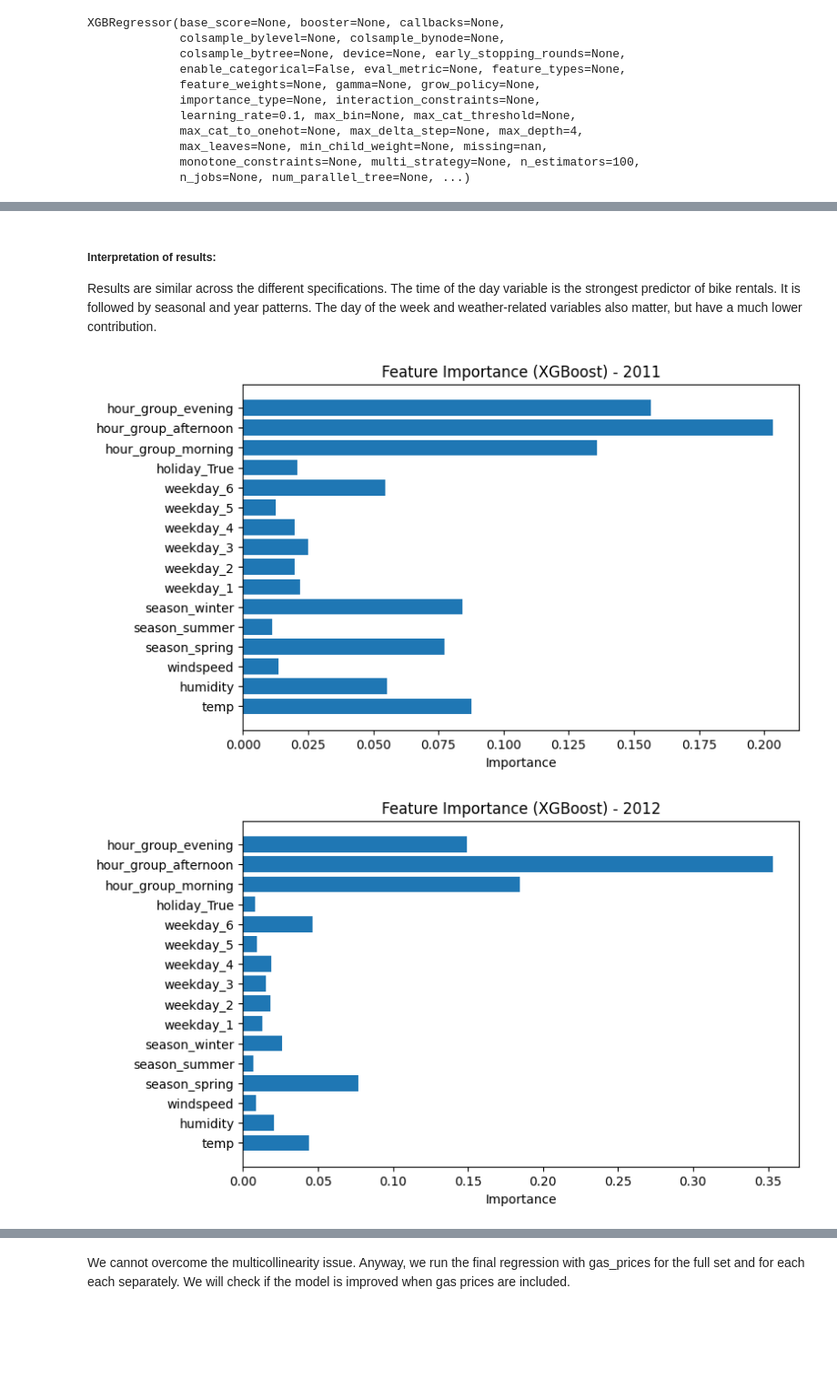
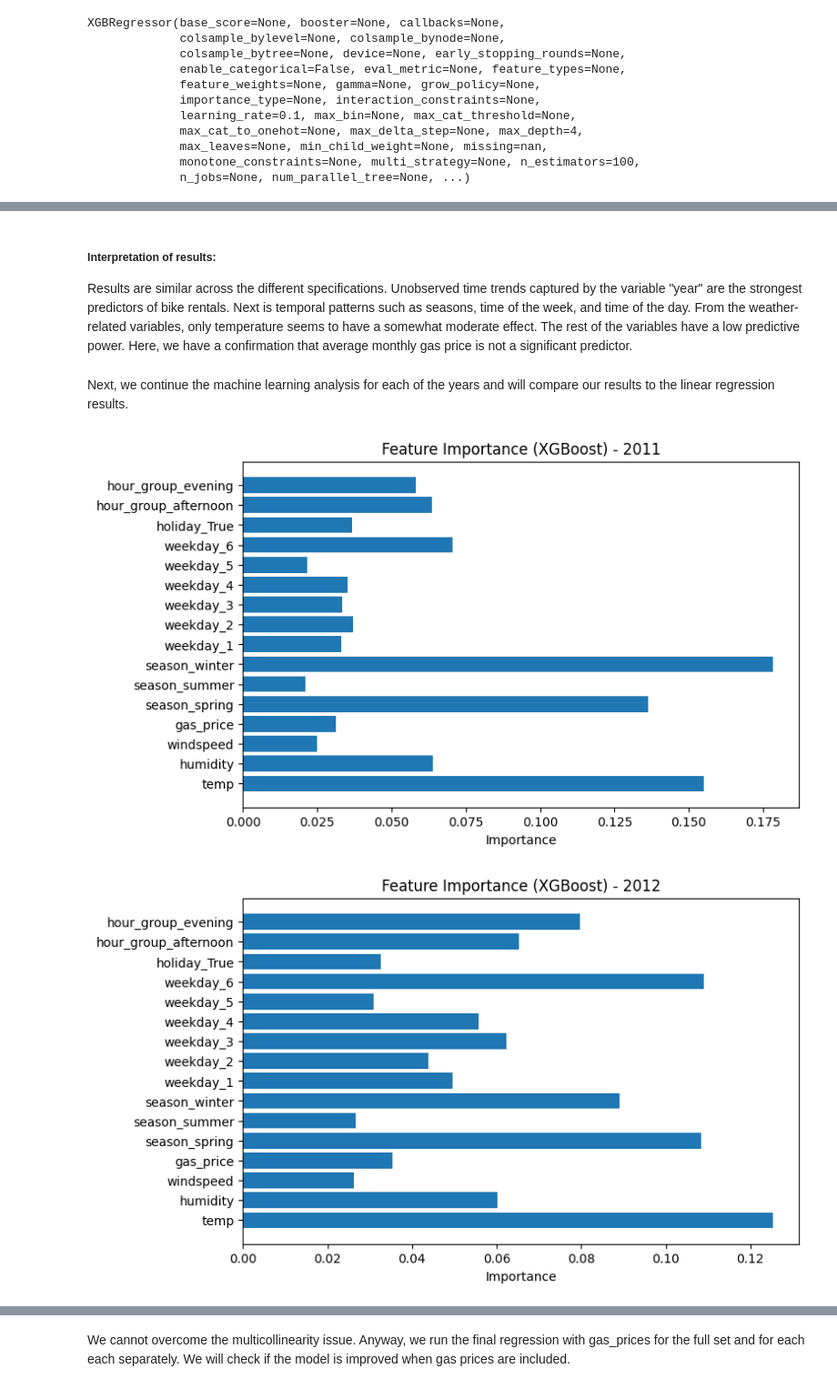
Before and after one commit to rumen111/data_science, a Jupyter notebook: data_science.ipynb, the cells around one changed output, grey strips where cells are left out. Shown at 91% size. Cells and saved outputs as stored; diff of their text form; code cells hidden in the pictures; blank space fills up the shorter version.

```diff
--- a/data_science.ipynb
+++ b/data_science.ipynb
@@ -922,16 +1079,20 @@ We vary the hyperparameters to show robustness of results. The performance of th
 # %%
 import pandas as pd
 
-# Select the same variables as in the final (third-level) model
-X = df[[
+# Select the same variables as in the final regression model
+
+df_active = df[df["hour_group"] != "night"].copy()
+
+X = df_active[[
     "temp", "humidity", "windspeed",
     "season", "year", "weekday", "hour_group",
-    "holiday"
+    "holiday", "gas_price"
 ]].copy()
 
-y = df["count"]
+y = df_active["count"]
 
 # Convert categorical variables to dummies
+
 X = pd.get_dummies(X, columns=["season", "year", "weekday", "holiday", "hour_group"], drop_first=True)
 
 X.head()
@@ -959,7 +1120,7 @@ importance = model_xgb.feature_importances_
 
 plt.figure(figsize=(8, 5))
 plt.barh(X.columns, importance)
-plt.title("Feature Importance (XGBoost)")
+plt.title("Feature Importance")
 plt.xlabel("Importance")
 plt.show()
 # %% [output]
@@ -1002,17 +1163,21 @@ plt.show()
 # %% [markdown]
 ##### Interpretation of results:
 
-Results are similar across the different specifications. The time of the day variable is the strongest predictor of bike rentals. It is followed by seasonal and year patterns. The day of the week and weather-related variables also matter, but have a much lower contribution.
+Results are similar across the different specifications. Unobserved time trends captured by the variable "year" are the strongest predictors of bike rentals. Next is temporal patterns such as seasons, time of the week, and time of the day. From the weather-related variables, only temperature seems to have a somewhat moderate effect. The rest of the variables have a low predictive power. Here, we have a confirmation that average monthly gas price is not a significant predictor.
+# %% [markdown]
+Next, we continue the machine learning analysis for each of the years and will compare our results to the linear regression results.
 # %%
 import pandas as pd
 
-df_2011 = df[df["year"] == 0].copy()
-df_2012 = df[df["year"] == 1].copy()
+df_2011 = df[(df["year"] == 0) & (df["hour_group"] != "night")].copy()
+df_2011["hour_group"] = df_2011["hour_group"].cat.remove_unused_categories()
+df_2012 = df[(df["year"] == 1) & (df["hour_group"] != "night")].copy()
+df_2012["hour_group"] = df_2012["hour_group"].cat.remove_unused_categories()
 
 def prepare_data(data):
     X = data[[
         "temp", "humidity", "windspeed",
-        "season", "weekday", "hour_group", "holiday"
+        "season", "weekday", "hour_group", "holiday", "gas_price"
     ]].copy()
 
     y = data["count"]
@@ -1039,35 +1204,35 @@ def run_xgb(X, y, title):
 
     # Model
     model = XGBRegressor(
         n_estimators=150,
         max_depth=5,
         learning_rate=0.1,
         random_state=42
     )
 
     model.fit(X_train, y_train)
 
     # Feature importance
     importance = model.feature_importances_
 
     plt.figure(figsize=(8, 5))
     plt.barh(X.columns, importance)
     plt.title(f"Feature Importance (XGBoost) - {title}")
     plt.xlabel("Importance")
     plt.show()
 
     return model
 
 
 X_2011, y_2011 = prepare_data(df_2011)
 model_2011 = run_xgb(X_2011, y_2011, "2011")
 
 
 X_2012, y_2012 = prepare_data(df_2012)
 model_2012 = run_xgb(X_2012, y_2012, "2012")
 # %% [output]
-[figure, old version]
+[figure, new version]
-[figure, old version]
+[figure, new version]
 # %%
 from sklearn.model_selection import train_test_split
 from xgboost import XGBRegressor
```
Also changed, not shown: parts of 60 cells of this notebook.
